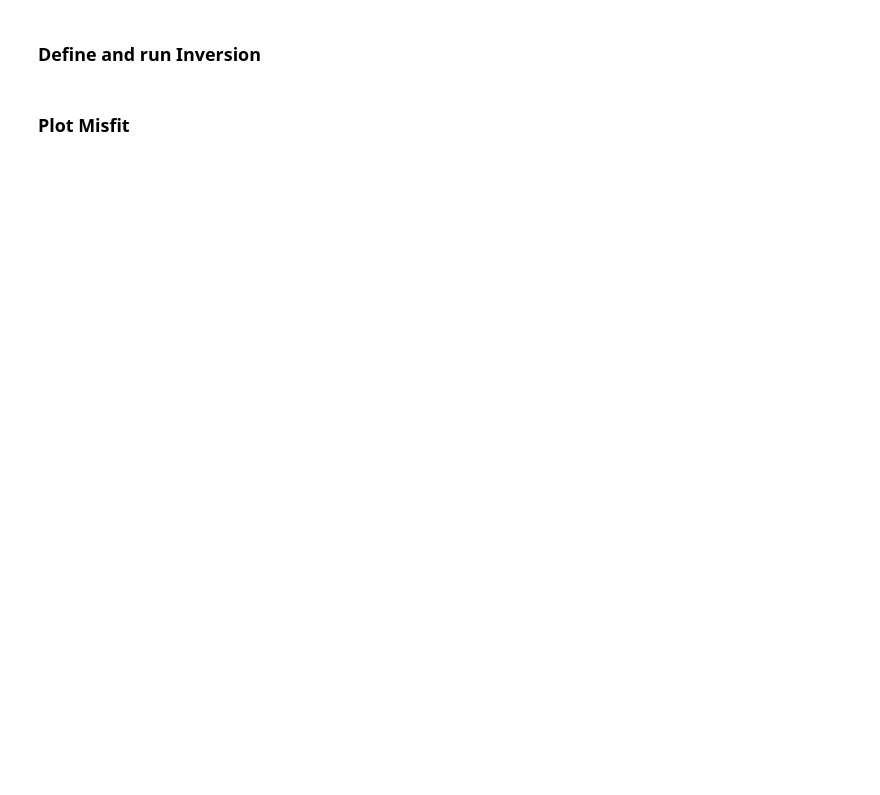
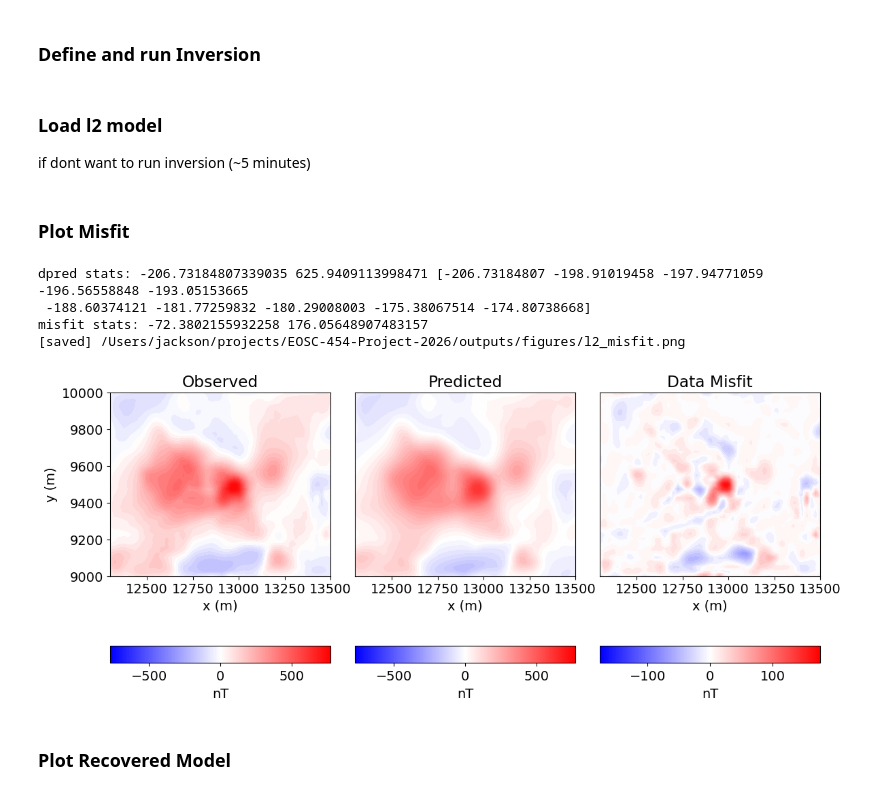
Before and after one commit to jtrustham/EOSC-454-Project-2026, a Jupyter notebook: notebooks/Mt_Milligan_Inversion.ipynb, the cells around one changed output. Drawn from its saved outputs; the diff is of its cells as text; code cells hidden in the pictures; blank space fills up the shorter version.

```diff
--- a/notebooks/Mt_Milligan_Inversion.ipynb
+++ b/notebooks/Mt_Milligan_Inversion.ipynb
@@ -69,10 +69,10 @@ X       Y       Z
 #Load data
 observations = init_utils.read_obs_mag("obs.mag")
 mesh_data = init_utils.read_tensor_mesh(DATA_DIR / "sus.msh")
-data = init_utils.load_cache("upward_data")
+upward_data = init_utils.load_cache("upward_data")
 
-dobs_upward_continued = data["dobs"]
-errors = data["errors"]
+dobs_upward_continued = upward_data["dobs"]
+errors = upward_data["errors"]
 
 
 #Load topography and active cells
@@ -85,6 +85,8 @@ active_cells = topo_and_active_cells["active_cells"]
 Surver_info = init_utils.load_cache("survey_info")
 
 receiver_locations_good = Surver_info["receivers"]
+receiver_list = magnetics.receivers.Point(receiver_locations_good, components=['tmi']) #List of receivers from locations
+receiver_list = [receiver_list]
 amplitude = Surver_info["amplitude"]
 inclination = Surver_info["inclination"]
 declination = Surver_info["declination"]
@@ -637,5 +295,5 @@ directives_list = [
     target_misfit,
 ]
 # %% [markdown]
-### Define and run Inversion
+ ### Define and run Inversion
 # %%
@@ -649,22 +307,19 @@ init_utils.save_model("l2", recovered_tensor_model)
+# %% [markdown]
+### Load l2 model
+if dont want to run inversion (~5 minutes)
+# %%
+recovered_tensor_model = init_utils.load_model("l2")
 # %% [markdown]
-### Plot Misfit
+ ### Plot Misfit
 # %%
 # Predicted data with final recovered model.
-dpred_L2 = inverse_problem_L2.dpred
+dpred_L2 = simulation.dpred(recovered_tensor_model)
 
 # Observed data | Predicted data | Data misfit
 data_array = np.c_[dobs_upward_continued, dpred_L2, (dobs_upward_continued - dpred_L2)]
 
 print("dpred stats:", np.nanmin(dpred_L2), np.nanmax(dpred_L2), np.unique(dpred_L2)[:10])
 print("misfit stats:", np.nanmin(dobs_upward_continued - dpred_L2), np.nanmax(dobs_upward_continued - dpred_L2))
-
-
-#Sort data?
-# idx = np.lexsort((receiver_locations[:,1], receiver_locations[:,0]))
-
-# locs_sorted = receiver_locations[idx]
-# data_array_sorted = data_array[idx, :]
-
 
 fig = plt.figure(figsize=(12, 5))
 plot_title = ["Observed", "Predicted", "Data Misfit"]
@@ -673,31 +328,38 @@ plot_units = ["nT", "nT", "nT"]
 ax1 = 3 * [None]
 ax2 = 3 * [None]
 norm = 3 * [None]
 cbar = 3 * [None]
 cplot = 3 * [None]
 v_lim = [np.max(np.abs(dobs_upward_continued)), np.max(np.abs(dobs_upward_continued)), np.max(np.abs(dobs_upward_continued - dpred_L2))]
 
 for ii in range(0, 3):
     ax1[ii] = fig.add_axes([0.3 * ii + 0.1, 0.2, 0.27, 0.75])
     norm[ii] = mpl.colors.Normalize(vmin=-v_lim[ii], vmax=v_lim[ii])
     cplot[ii] = plot2Ddata(
-        receiver_list.locations,
+        receiver_list[0].locations,
         data_array[:, ii],
         ax=ax1[ii],
         ncontour=30,
         contourOpts={"cmap": "bwr", "norm": norm[ii]},
     )
     ax1[ii].set_title(plot_title[ii])
     ax1[ii].set_xlabel("x (m)")
     if ii == 0:
         ax1[ii].set_ylabel("y (m)")
     else:
         ax1[ii].set_yticks([])
 
     ax2[ii] = fig.add_axes([0.3 * ii + 0.1, 0.05, 0.27, 0.05])
     cbar[ii] = mpl.colorbar.ColorbarBase(
         ax2[ii], norm=norm[ii], orientation="horizontal", cmap=mpl.cm.bwr
     )
     cbar[ii].set_label(plot_units[ii], labelpad=5)
 
+init_utils.save_figure('l2_misfit')
 plt.show()
+# %% [output]
+dpred stats: -206.73184807339035 625.9409113998471 [-206.73184807 -198.91019458 -197.94771059 -196.56558848 -193.05153665
+ -188.60374121 -181.77259832 -180.29008003 -175.38067514 -174.80738668]
+misfit stats: -72.3802155932258 176.05648907483157
+[saved] /Users/jackson/projects/EOSC-454-Project-2026/outputs/figures/l2_misfit.png
+[figure, added]
@@ -729,3 +366,5 @@ plt.show()
+# %% [markdown]
+### Plot Recovered Model
 # %%
 def y_to_index(y_value):
     return np.argmin(np.abs(tensor_mesh.cell_centers_y - y_value))
```
Also changed, not shown: parts of 80 cells of this notebook, 3 other files.
